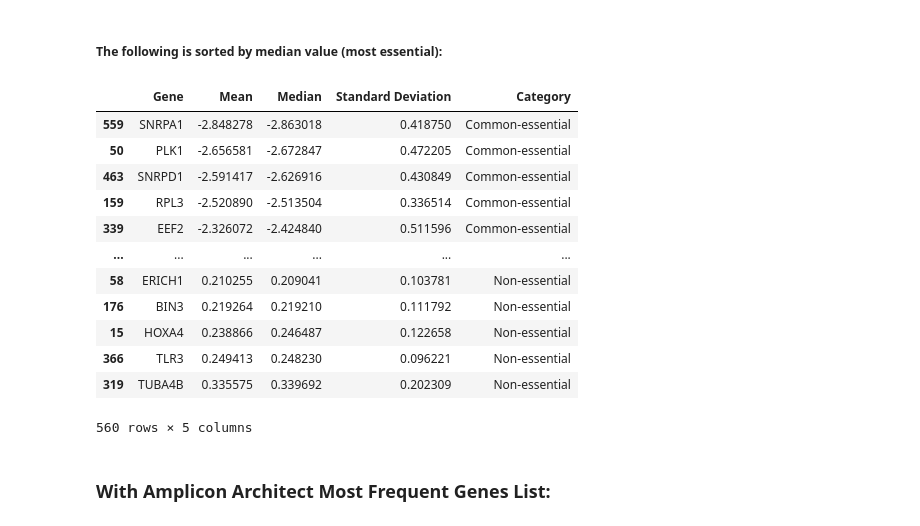
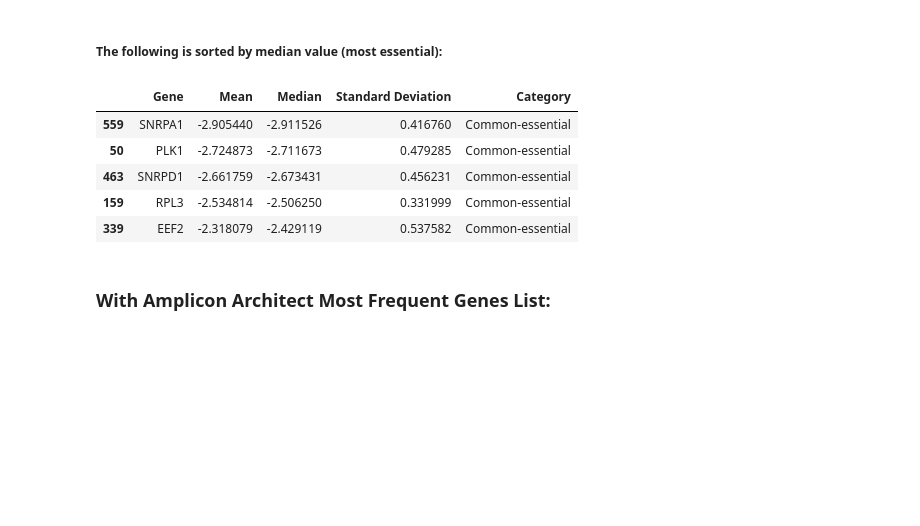
Before and after one commit to adrianlayer/EssenCDNA, a Jupyter notebook: src/EssenCDNA.ipynb, the cells around one changed output. Cells and saved outputs as stored; diff of their text form; code cells hidden in the pictures; blank space fills up the shorter version.

```diff
--- a/src/EssenCDNA.ipynb
+++ b/src/EssenCDNA.ipynb
@@ -42,11 +45,11 @@ DEPMAP_CRISPR_ESEN = "../data/DepMap 24Q2/CRISPRGeneEffect.csv"
 DEPMAP_METDATA = "../data/DepMap 24Q2/Model.csv"
 
 # Amplicon Architect standard-format aggregated results file
-AA_RESULTS = "../data/aggregated_results.csv"
+AA_RESULTS = "../data/AA/aggregated_results.csv"
 
 # Dataset obtained from literature corresponding to most differentially-expressed genes for ecDNA up/downregulation
 # See cell below for source
-LITERATURE_ECDNA_TARGET_GENES = "../data/ecDNA Target genes.csv"
+LITERATURE_ECDNA_TARGET_GENES = "../data/Literature/ecDNA Target genes.csv"
 # %% [markdown]
 Lin Miin S., Jo Se-Young, Luebeck Jens, Chang Howard Y., Wu Sihan, Mischel Paul S., Bafna Vineet (2023) <b>Transcriptional immune suppression and upregulation of double stranded DNA damage and repair repertoires in ecDNA-containing tumors</b> <i>eLife</i> 12:RP88895
 
@@ -286,0 +285,13 @@ aa_oncogene_dict["BMP7"]
+# %%
+ec_aa_plus_ids = set()
+all_aa_ids = set()
+id_dict = ccle_to_achilles(meta_df, "CCLEName")
+
+for index, row in aa_df.iterrows():
+    achilles_id = id_dict[row["Sample name"]]
+    all_aa_ids.add(achilles_id)
+    if index == "ecDNA":
+        ec_aa_plus_ids.add(achilles_id)
+
+print("Number of ecDNA+ cell-lines in AA data:", len(ec_aa_plus_ids))
+print("Total number of cell-lines in AA data:", len(all_aa_ids))
@@ -286,0 +305,2 @@ aa_oncogene_dict["BMP7"]
+# %%
+trimmed_esen_df = esen_df[esen_df.index.isin(all_aa_ids)]
@@ -296,22 +326,15 @@ aa_oncogene_dict["BMP7"]
 # %% [markdown]
 ##### The following is sorted by median value (most essential):
 # %%
-literature_avg_esen = avg_esen(literature_gene_list, esen_df)
-literature_avg_esen.sort_values(by="Median")
+literature_avg_esen = avg_esen(literature_gene_list, trimmed_esen_df)
+literature_avg_esen.sort_values(by="Median").head()
 # %% [output]
 |  | Gene | Mean | Median | Standard Deviation | Category |
-| 559 | SNRPA1 | -2.848278 | -2.863018 | 0.418750 | Common-essential |
-| 50 | PLK1 | -2.656581 | -2.672847 | 0.472205 | Common-essential |
-| 463 | SNRPD1 | -2.591417 | -2.626916 | 0.430849 | Common-essential |
-| 159 | RPL3 | -2.520890 | -2.513504 | 0.336514 | Common-essential |
-| 339 | EEF2 | -2.326072 | -2.424840 | 0.511596 | Common-essential |
-| ... | ... | ... | ... | ... | ... |
-| 58 | ERICH1 | 0.210255 | 0.209041 | 0.103781 | Non-essential |
-| 176 | BIN3 | 0.219264 | 0.219210 | 0.111792 | Non-essential |
-| 15 | HOXA4 | 0.238866 | 0.246487 | 0.122658 | Non-essential |
-| 366 | TLR3 | 0.249413 | 0.248230 | 0.096221 | Non-essential |
-| 319 | TUBA4B | 0.335575 | 0.339692 | 0.202309 | Non-essential |
+| 559 | SNRPA1 | -2.905440 | -2.911526 | 0.416760 | Common-essential |
+| 50 | PLK1 | -2.724873 | -2.711673 | 0.479285 | Common-essential |
+| 463 | SNRPD1 | -2.661759 | -2.673431 | 0.456231 | Common-essential |
+| 159 | RPL3 | -2.534814 | -2.506250 | 0.331999 | Common-essential |
+| 339 | EEF2 | -2.318079 | -2.429119 | 0.537582 | Common-essential |
-560 rows × 5 columns
 # %% [markdown]
 ### With Amplicon Architect Most Frequent Genes List:
 # %% [markdown]
```
Also changed, not shown: parts of 63 cells of this notebook, 1 other file.
